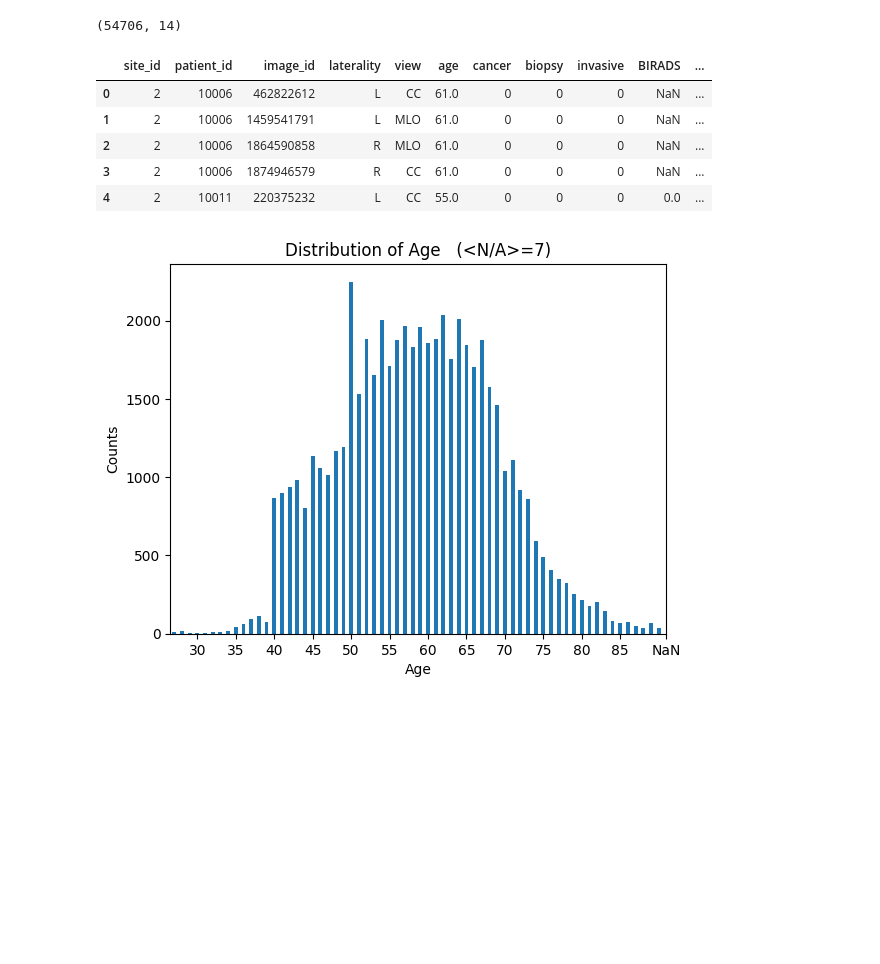
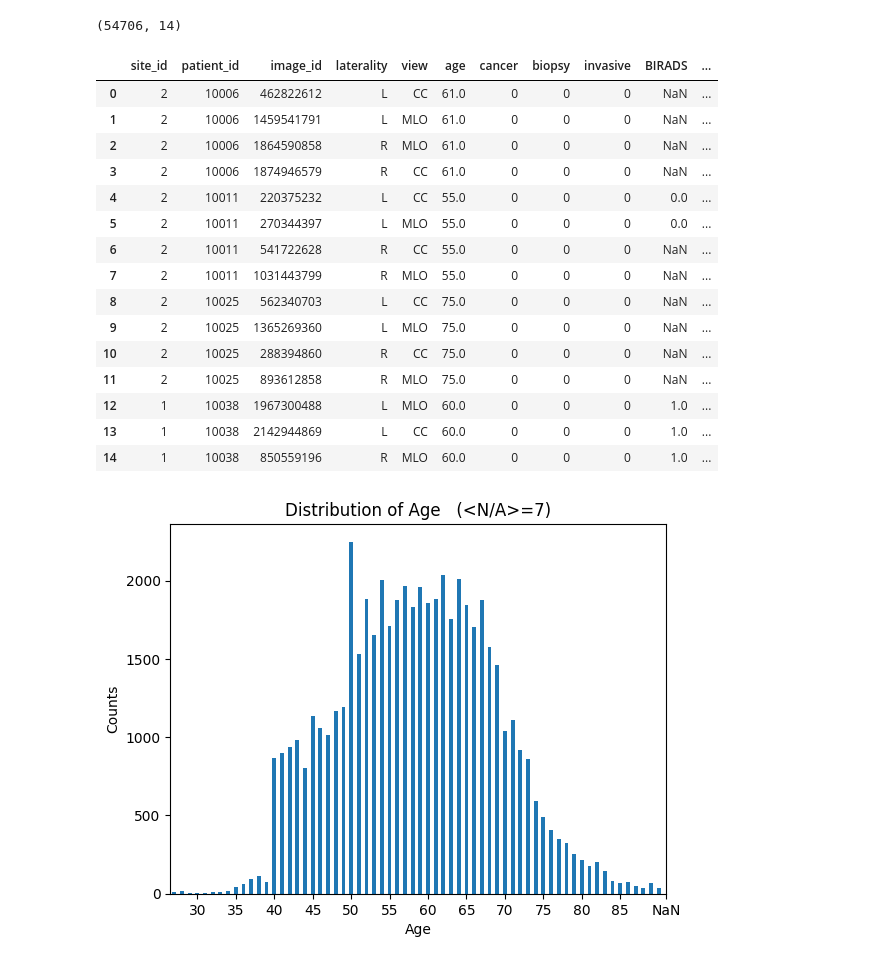
Before and after one commit to 5020hunter/RSNA-Breast-Cancer, a Jupyter notebook: prelim_analysis.ipynb, the cells around one changed output. Cells and saved outputs as stored; diff of their text form; code cells hidden in the pictures; blank space fills up the shorter version.

```diff
--- a/prelim_analysis.ipynb
+++ b/prelim_analysis.ipynb
@@ -7,15 +7,25 @@ from sklearn.preprocessing import OrdinalEncoder
 # %%
 train = pd.read_csv('data\\train.csv')
 print(train.shape)
-train.head()
+train.head(15)
 # %% [output]
 (54706, 14)
 |  | site_id | patient_id | image_id | laterality | view | age | cancer | biopsy | invasive | BIRADS | ... |
 | 0 | 2 | 10006 | 462822612 | L | CC | 61.0 | 0 | 0 | 0 | NaN | ... |
 | 1 | 2 | 10006 | 1459541791 | L | MLO | 61.0 | 0 | 0 | 0 | NaN | ... |
 | 2 | 2 | 10006 | 1864590858 | R | MLO | 61.0 | 0 | 0 | 0 | NaN | ... |
 | 3 | 2 | 10006 | 1874946579 | R | CC | 61.0 | 0 | 0 | 0 | NaN | ... |
 | 4 | 2 | 10011 | 220375232 | L | CC | 55.0 | 0 | 0 | 0 | 0.0 | ... |
+| 5 | 2 | 10011 | 270344397 | L | MLO | 55.0 | 0 | 0 | 0 | 0.0 | ... |
+| 6 | 2 | 10011 | 541722628 | R | CC | 55.0 | 0 | 0 | 0 | NaN | ... |
+| 7 | 2 | 10011 | 1031443799 | R | MLO | 55.0 | 0 | 0 | 0 | NaN | ... |
+| 8 | 2 | 10025 | 562340703 | L | CC | 75.0 | 0 | 0 | 0 | NaN | ... |
+| 9 | 2 | 10025 | 1365269360 | L | MLO | 75.0 | 0 | 0 | 0 | NaN | ... |
+| 10 | 2 | 10025 | 288394860 | R | CC | 75.0 | 0 | 0 | 0 | NaN | ... |
+| 11 | 2 | 10025 | 893612858 | R | MLO | 75.0 | 0 | 0 | 0 | NaN | ... |
+| 12 | 1 | 10038 | 1967300488 | L | MLO | 60.0 | 0 | 0 | 0 | 1.0 | ... |
+| 13 | 1 | 10038 | 2142944869 | L | CC | 60.0 | 0 | 0 | 0 | 1.0 | ... |
+| 14 | 1 | 10038 | 850559196 | R | MLO | 60.0 | 0 | 0 | 0 | 1.0 | ... |
 # %%
 lines = ['Data Value Counts']
 with open('data_description.txt', 'w') as f:
```
Also changed, not shown: parts of 3 cells of this notebook, 22 other files.
